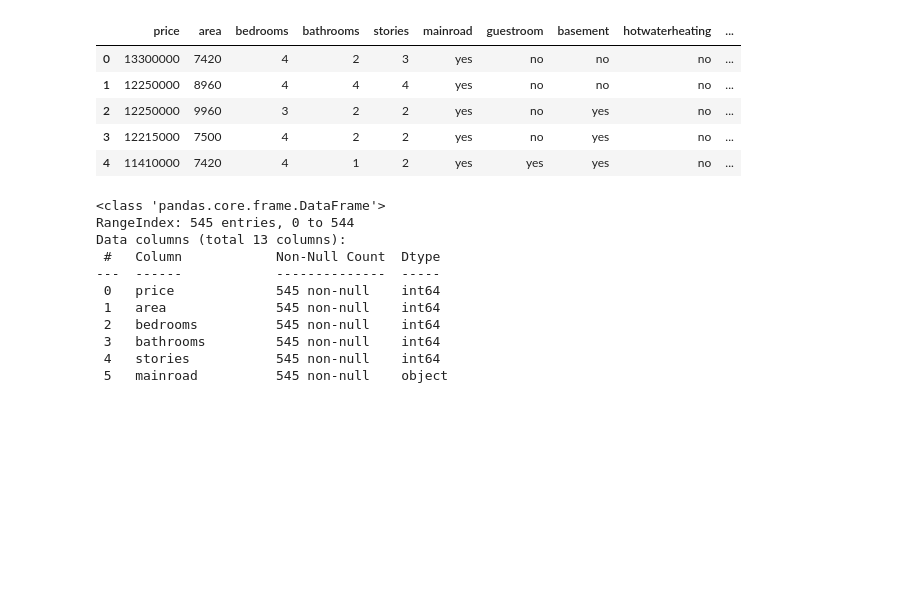
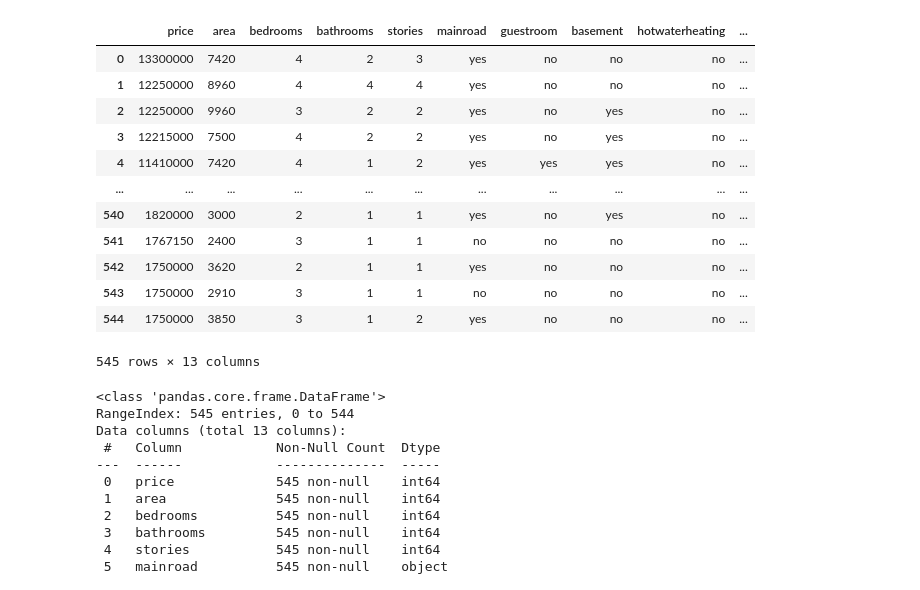
Before and after one commit to AbishekJungThakuri/Machine-Learning, a Jupyter notebook: HousePricingPrediction.ipynb, the cells around one changed output. Cells and saved outputs as stored; diff of their text form; code cells hidden in the pictures; blank space fills up the shorter version.

```diff
--- a/HousePricingPrediction.ipynb
+++ b/HousePricingPrediction.ipynb
@@ -5,14 +5,21 @@ import matplotlib.pyplot as plt
 import seaborn as sns
 # %%
 data = pd.read_csv("Housing.csv")
-data.head()
+data
 # %% [output]
 |  | price | area | bedrooms | bathrooms | stories | mainroad | guestroom | basement | hotwaterheating | ... |
 | 0 | 13300000 | 7420 | 4 | 2 | 3 | yes | no | no | no | ... |
 | 1 | 12250000 | 8960 | 4 | 4 | 4 | yes | no | no | no | ... |
 | 2 | 12250000 | 9960 | 3 | 2 | 2 | yes | no | yes | no | ... |
 | 3 | 12215000 | 7500 | 4 | 2 | 2 | yes | no | yes | no | ... |
 | 4 | 11410000 | 7420 | 4 | 1 | 2 | yes | yes | yes | no | ... |
+| ... | ... | ... | ... | ... | ... | ... | ... | ... | ... | ... |
+| 540 | 1820000 | 3000 | 2 | 1 | 1 | yes | no | yes | no | ... |
+| 541 | 1767150 | 2400 | 3 | 1 | 1 | no | no | no | no | ... |
+| 542 | 1750000 | 3620 | 2 | 1 | 1 | yes | no | no | no | ... |
+| 543 | 1750000 | 2910 | 3 | 1 | 1 | no | no | no | no | ... |
+| 544 | 1750000 | 3850 | 3 | 1 | 2 | yes | no | no | no | ... |
+545 rows × 13 columns
 # %%
 data.info()
 # %% [output]
```
Also changed, not shown: parts of 21 cells of this notebook.
